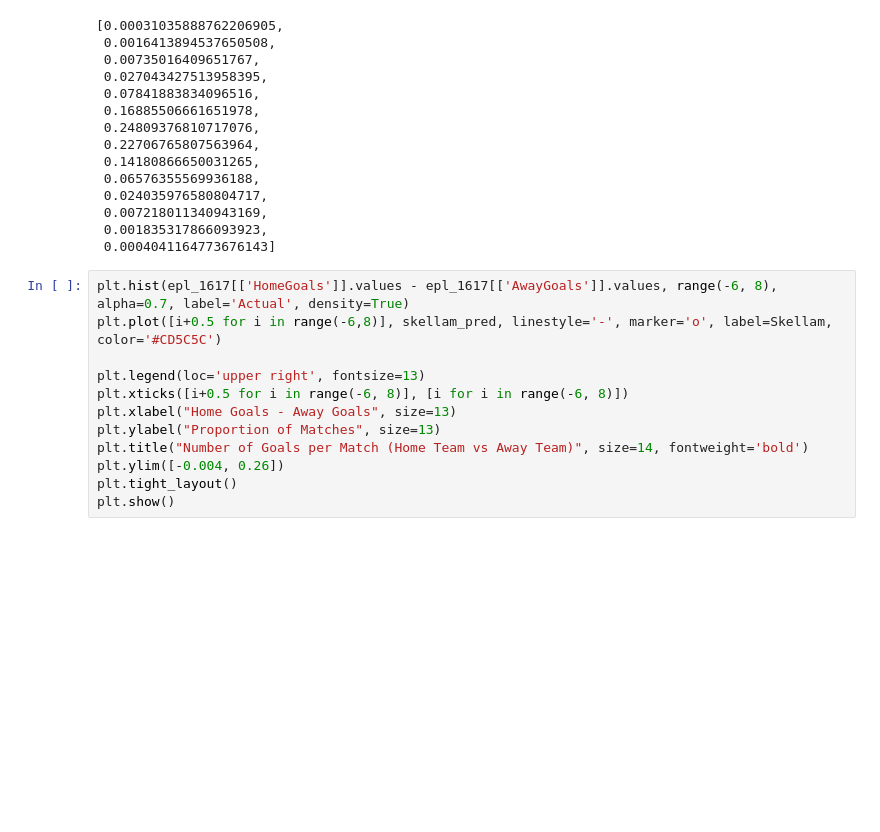
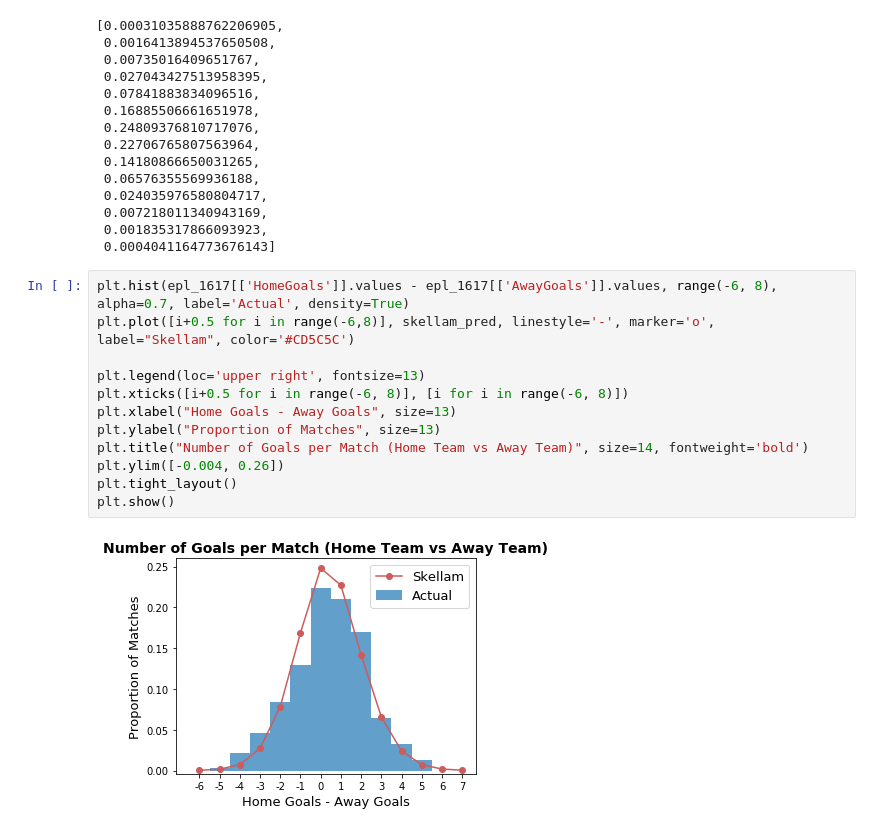
Before and after one commit to Silas-Asamoah/epl_matches, a Jupyter notebook: Untitled.ipynb, the cells around one changed output. Cells and saved outputs as stored; diff of their text form; blank space fills up the shorter version.

```diff
--- a/Untitled.ipynb
+++ b/Untitled.ipynb
@@ -96,13 +96,15 @@ skellam_pred
  0.0004041164773676143]
 # %%
 plt.hist(epl_1617[['HomeGoals']].values - epl_1617[['AwayGoals']].values, range(-6, 8), alpha=0.7, label='Actual', density=True)
-plt.plot([i+0.5 for i in range(-6,8)], skellam_pred, linestyle='-', marker='o', label=Skellam, color='#CD5C5C')
+plt.plot([i+0.5 for i in range(-6,8)], skellam_pred, linestyle='-', marker='o', label="Skellam", color='#CD5C5C')
 
 plt.legend(loc='upper right', fontsize=13)
 plt.xticks([i+0.5 for i in range(-6, 8)], [i for i in range(-6, 8)])
 plt.xlabel("Home Goals - Away Goals", size=13)
 plt.ylabel("Proportion of Matches", size=13)
 plt.title("Number of Goals per Match (Home Team vs Away Team)", size=14, fontweight='bold')
 plt.ylim([-0.004, 0.26])
 plt.tight_layout()
 plt.show()
+# %% [output]
+[figure, added]
```
Also changed, not shown: parts of 1 cell of this notebook.
